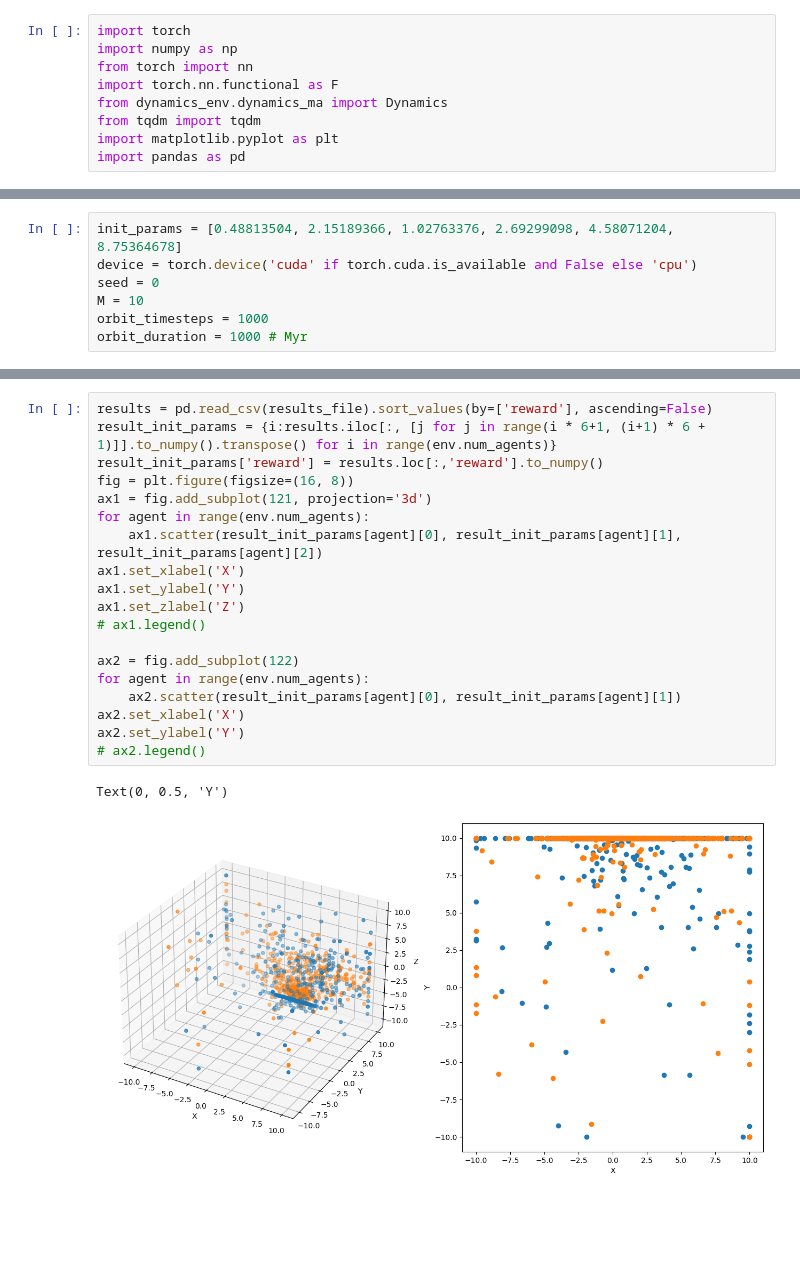
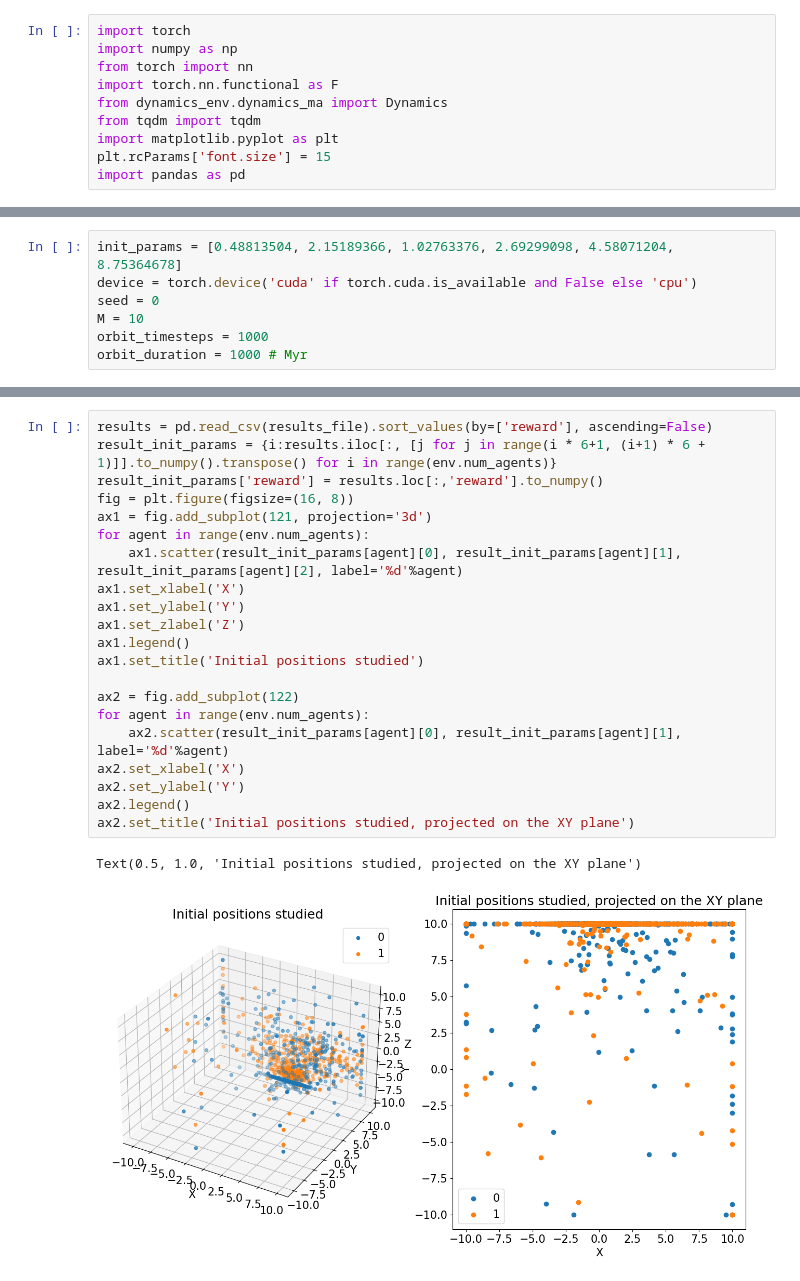
Before and after one commit to anirudhshankar99/ContinuousRL, a Jupyter notebook: Dynamics/test_models_leapfrog.ipynb, the cells around one changed output, grey strips where cells are left out. Cells and saved outputs as stored; diff of their text form; blank space fills up the shorter version.

```diff
--- a/Dynamics/test_models_leapfrog.ipynb
+++ b/Dynamics/test_models_leapfrog.ipynb
@@ -6,6 +6,7 @@ import torch.nn.functional as F
 from dynamics_env.dynamics_ma import Dynamics
 from tqdm import tqdm
 import matplotlib.pyplot as plt
+plt.rcParams['font.size'] = 15
 import pandas as pd
 # %%
 file_name = 'bounded_only'
@@ -98,24 +81,26 @@ def plot_from_init(init_params, methods=['RK45']):
 # %%
 results = pd.read_csv(results_file).sort_values(by=['reward'], ascending=False)
 result_init_params = {i:results.iloc[:, [j for j in range(i * 6+1, (i+1) * 6 + 1)]].to_numpy().transpose() for i in range(env.num_agents)}
 result_init_params['reward'] = results.loc[:,'reward'].to_numpy()
 fig = plt.figure(figsize=(16, 8))
 ax1 = fig.add_subplot(121, projection='3d')
 for agent in range(env.num_agents):
-    ax1.scatter(result_init_params[agent][0], result_init_params[agent][1], result_init_params[agent][2])
+    ax1.scatter(result_init_params[agent][0], result_init_params[agent][1], result_init_params[agent][2], label='%d'%agent)
 ax1.set_xlabel('X')
 ax1.set_ylabel('Y')
 ax1.set_zlabel('Z')
-# ax1.legend()
+ax1.legend()
+ax1.set_title('Initial positions studied')
 
 ax2 = fig.add_subplot(122)
 for agent in range(env.num_agents):
-    ax2.scatter(result_init_params[agent][0], result_init_params[agent][1])
+    ax2.scatter(result_init_params[agent][0], result_init_params[agent][1], label='%d'%agent)
 ax2.set_xlabel('X')
 ax2.set_ylabel('Y')
-# ax2.legend()
+ax2.legend()
+ax2.set_title('Initial positions studied, projected on the XY plane')
 # %% [output]
-Text(0, 0.5, 'Y')
+Text(0.5, 1.0, 'Initial positions studied, projected on the XY plane')
-[figure, old version]
+[figure, new version]
 # %%
 def result_to_init(i):
```
Also changed, not shown: parts of 15 cells of this notebook, 11 other files.
